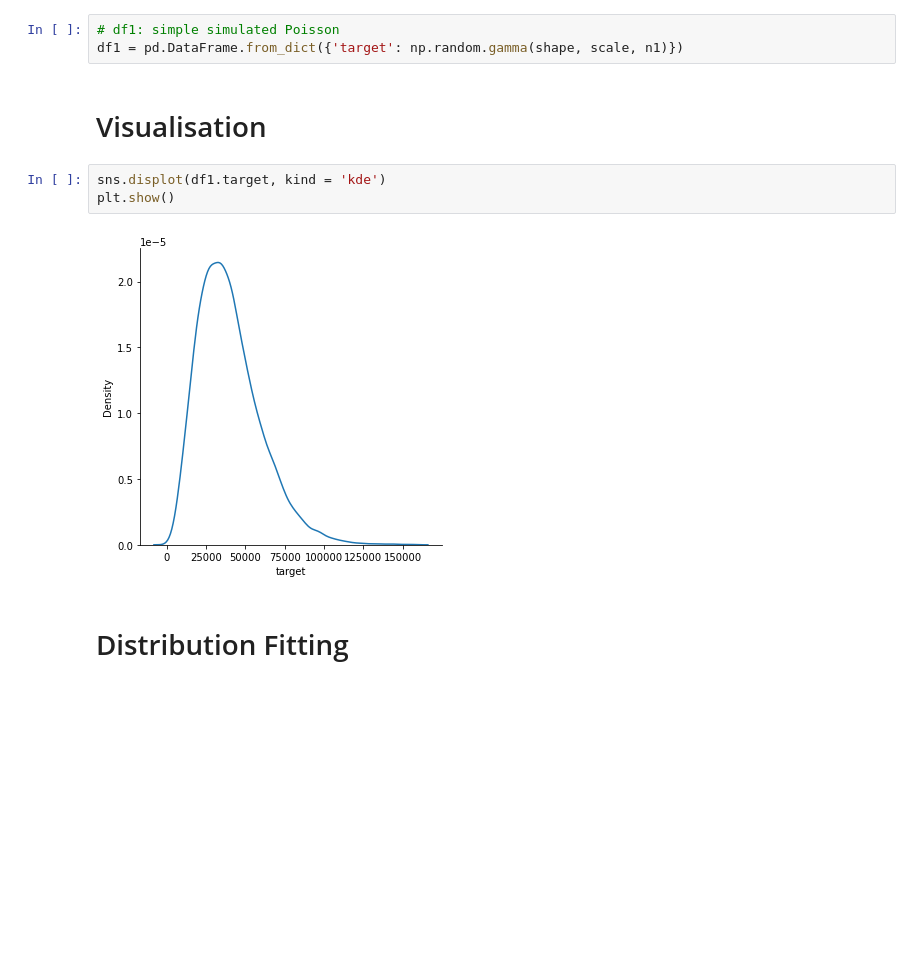
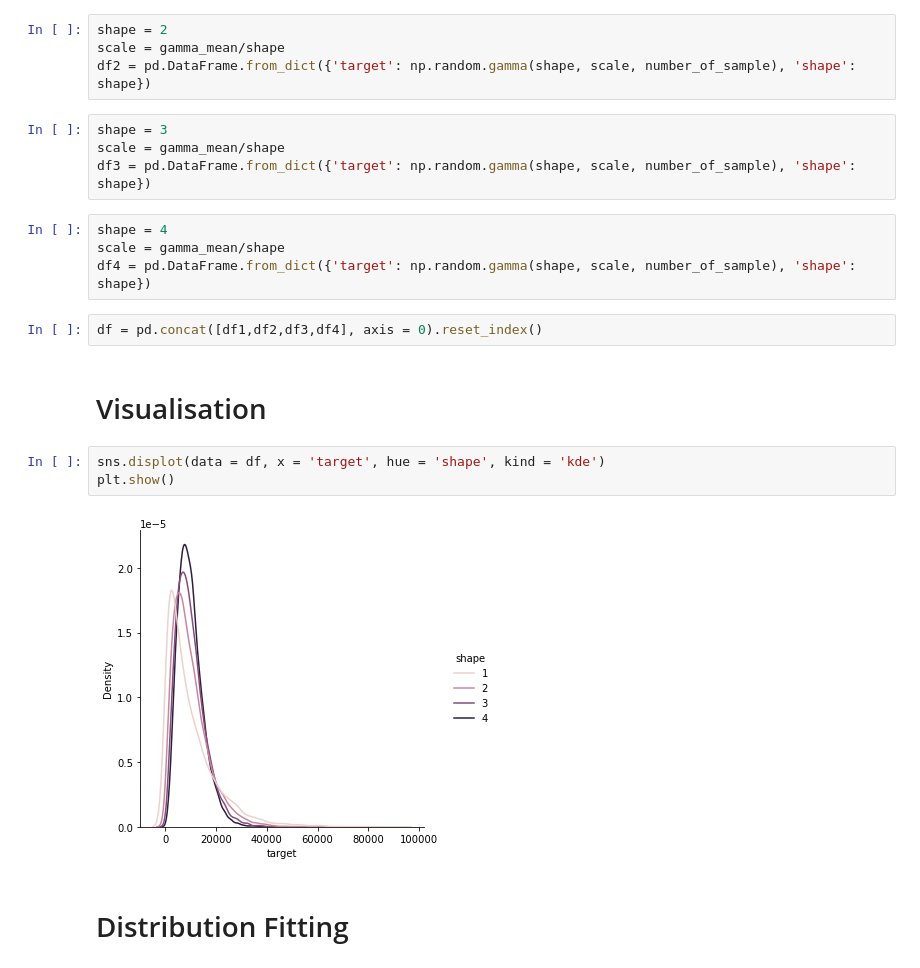
Before and after one commit to MatePocs/insurance, a Jupyter notebook: notebooks/Gamma.ipynb, the cells around one changed output. Saved outputs shown, nothing was run; the diff lists cells and outputs as text; blank space fills up the shorter version.

Commit message:
gamma glm investigated

```diff
--- a/notebooks/Gamma.ipynb
+++ b/notebooks/Gamma.ipynb
@@ -26,13 +31,24 @@ n1 = 10000
 # %%
-# df1: simple simulated Poisson
-df1 = pd.DataFrame.from_dict({'target': np.random.gamma(shape, scale, n1)})
+shape = 2
+scale = gamma_mean/shape
+df2 = pd.DataFrame.from_dict({'target': np.random.gamma(shape, scale, number_of_sample), 'shape': shape})
+# %%
+shape = 3
+scale = gamma_mean/shape
+df3 = pd.DataFrame.from_dict({'target': np.random.gamma(shape, scale, number_of_sample), 'shape': shape})
+# %%
+shape = 4
+scale = gamma_mean/shape
+df4 = pd.DataFrame.from_dict({'target': np.random.gamma(shape, scale, number_of_sample), 'shape': shape})
+# %%
+df = pd.concat([df1,df2,df3,df4], axis = 0).reset_index()
 # %% [markdown]
 # Visualisation
 # %%
-sns.displot(df1.target, kind = 'kde')
+sns.displot(data = df, x = 'target', hue = 'shape', kind = 'kde')
 plt.show()
 # %% [output]
-[figure, old version]
+[figure, new version]
 # %% [markdown]
 # Distribution Fitting
 # %% [markdown]
```
Also changed, not shown: parts of 47 cells of this notebook.
